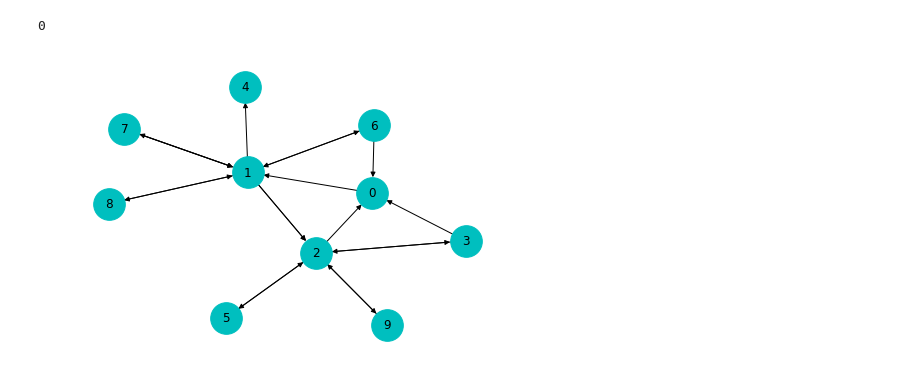
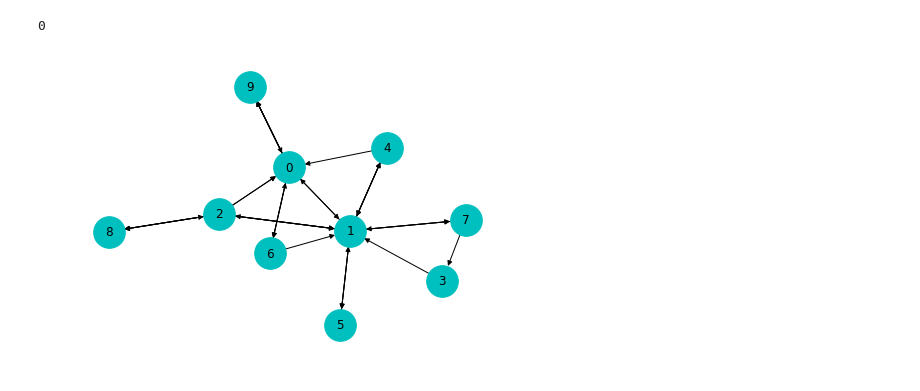
Before and after one commit to HennyJie/CS570-DataMining, a Jupyter notebook: hw4/hw4.ipynb, the cells around one changed output. Cells and saved outputs as stored; diff of their text form; code cells hidden in the pictures.

Commit message:
generated graphs

```diff
--- a/hw4/hw4.ipynb
+++ b/hw4/hw4.ipynb
@@ -3,4 +3,4 @@ import networkx as nx
 from networkx.drawing.nx_agraph import write_dot, graphviz_layout
 import matplotlib.pyplot as plt
 # %%
-D = nx.scale_free_graph(5)
+D = nx.scale_free_graph(10)
@@ -13,22 +19,26 @@ D.add_edge(1,4)
 # %%
-# D.add_edge(1,6)
-# D.add_edge(1,8)
-# D.add_edge(1,7)
-# D.add_edge(1,4)
-# D.add_edge(2,5)
-# D.add_edge(2,3)
-# D.add_edge(2,9)
+D.add_edge(0,9)
+D.add_edge(2,8)
+D.add_edge(1,4)
+D.add_edge(0,6)
+D.add_edge(1,7)
+D.add_edge(1,5)
+D.add_edge(7,3)
+# D.remove_edge(1,0)
+# D.add_edge(5,1)
+# D.add_edge(5,9)
+# D.add_edge(7,1)
 # %% [output]
 0
 # %%
-filename = "5_0_0"
+filename = "10_0_0_modify"
 pos = graphviz_layout(D)
 # plt.figure(figsize=(15,10))
 nx.draw(D, pos=pos, with_labels=True, node_size=1000, node_color='c')
 plt.tight_layout()
 plt.savefig(filename+".png")
 write_dot(D, filename+".dot")
 
 plt.show()
 # %% [output]
-[figure, old version]
+[figure, new version]
```
Also changed, not shown: parts of 8 cells of this notebook, 9 other files.
